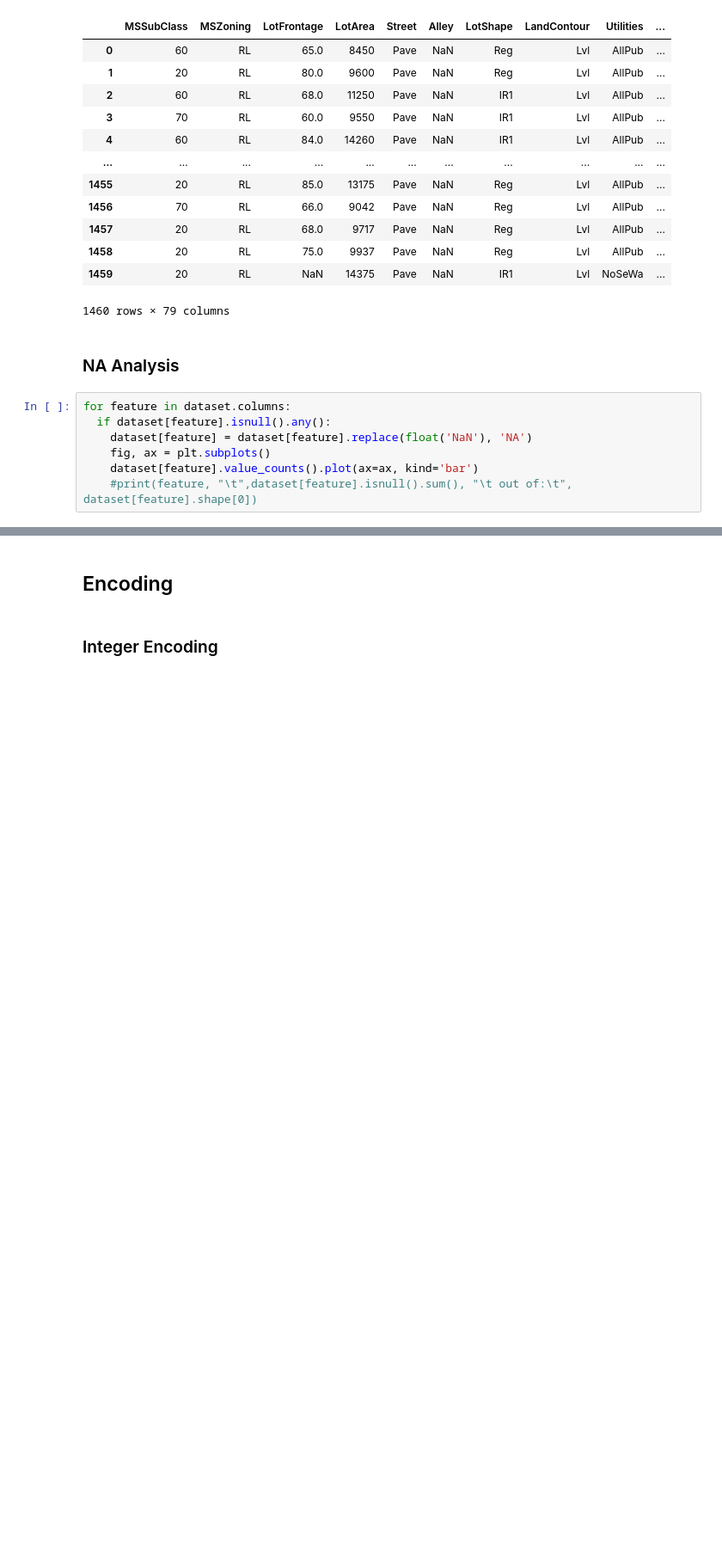
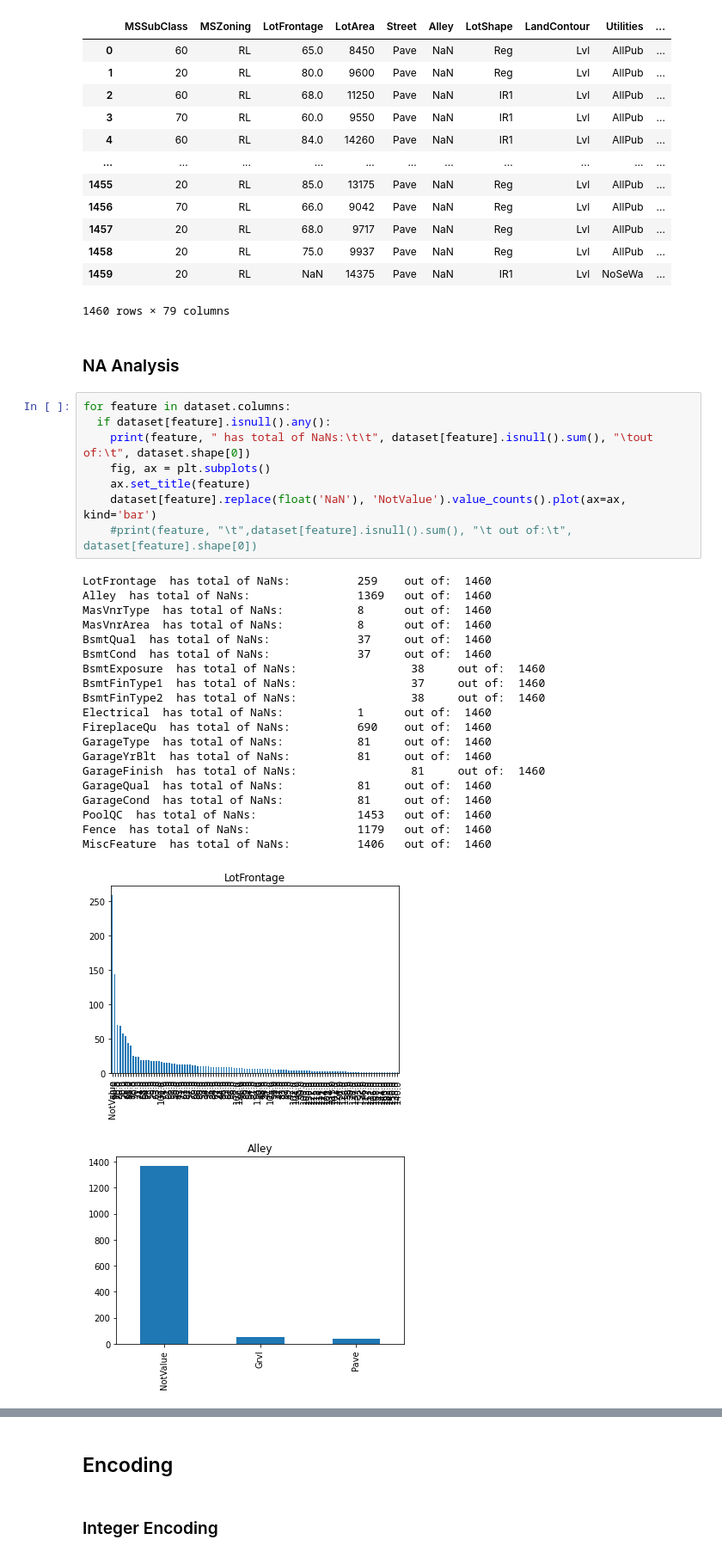
Before and after one commit to corderobot/Kaggle_House-Prices, a Jupyter notebook: NNs/HousePrices_NN.ipynb, the cells around one changed output, grey strips where cells are left out. Shown at 86% size. Saved outputs shown, nothing was run; the diff lists cells and outputs as text; blank space fills up the shorter version.

```diff
--- a/NNs/HousePrices_NN.ipynb
+++ b/NNs/HousePrices_NN.ipynb
@@ -50,7 +50,30 @@ dataset
 # %%
 for feature in dataset.columns:
   if dataset[feature].isnull().any():
-    dataset[feature] = dataset[feature].replace(float('NaN'), 'NA')
+    print(feature, " has total of NaNs:\t\t", dataset[feature].isnull().sum(), "\tout of:\t", dataset.shape[0])
     fig, ax = plt.subplots()
-    dataset[feature].value_counts().plot(ax=ax, kind='bar')
+    ax.set_title(feature)
+    dataset[feature].replace(float('NaN'), 'NotValue').value_counts().plot(ax=ax, kind='bar')
     #print(feature, "\t",dataset[feature].isnull().sum(), "\t out of:\t", dataset[feature].shape[0])
+# %% [output]
+LotFrontage  has total of NaNs:          259    out of:  1460
+Alley  has total of NaNs:                1369   out of:  1460
+MasVnrType  has total of NaNs:           8      out of:  1460
+MasVnrArea  has total of NaNs:           8      out of:  1460
+BsmtQual  has total of NaNs:             37     out of:  1460
+BsmtCond  has total of NaNs:             37     out of:  1460
+BsmtExposure  has total of NaNs:                 38     out of:  1460
+BsmtFinType1  has total of NaNs:                 37     out of:  1460
+BsmtFinType2  has total of NaNs:                 38     out of:  1460
+Electrical  has total of NaNs:           1      out of:  1460
+FireplaceQu  has total of NaNs:          690    out of:  1460
+GarageType  has total of NaNs:           81     out of:  1460
+GarageYrBlt  has total of NaNs:          81     out of:  1460
+GarageFinish  has total of NaNs:                 81     out of:  1460
+GarageQual  has total of NaNs:           81     out of:  1460
+GarageCond  has total of NaNs:           81     out of:  1460
+PoolQC  has total of NaNs:               1453   out of:  1460
+Fence  has total of NaNs:                1179   out of:  1460
+MiscFeature  has total of NaNs:          1406   out of:  1460
+[figure, added]
+[figure, added]
```
Also changed, not shown: parts of 26 cells of this notebook.
